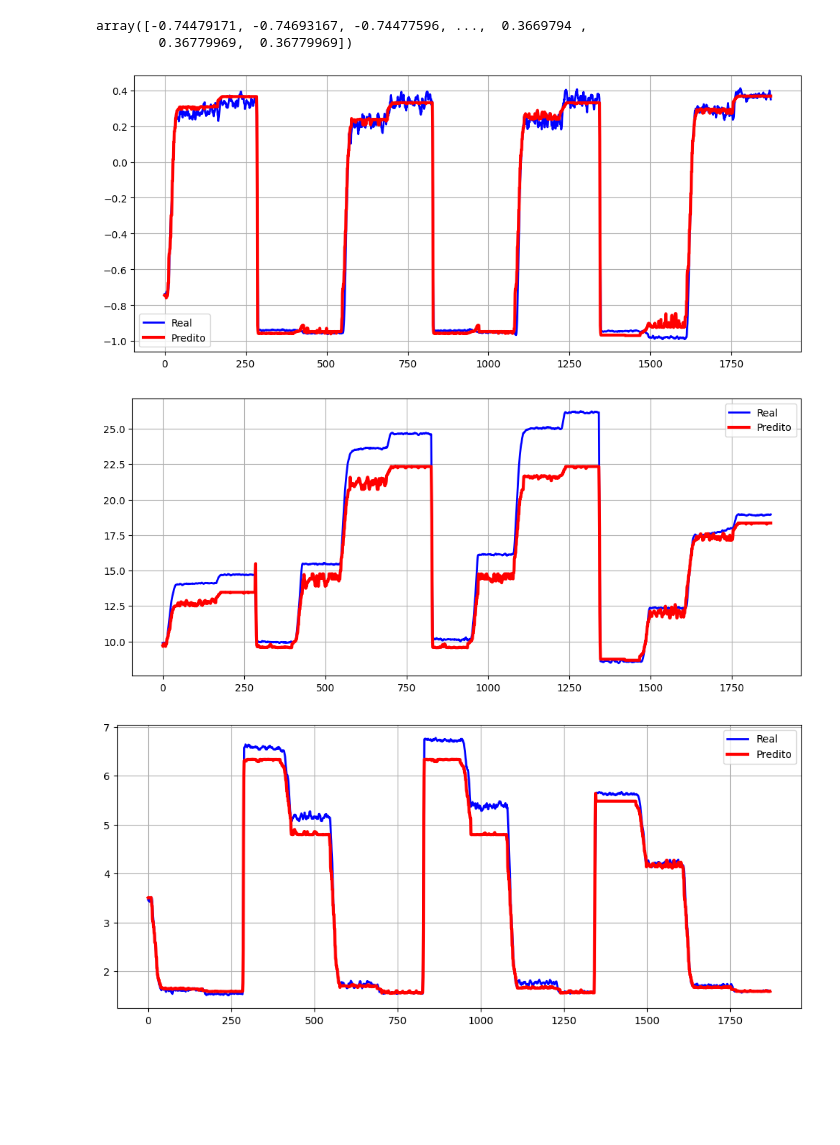
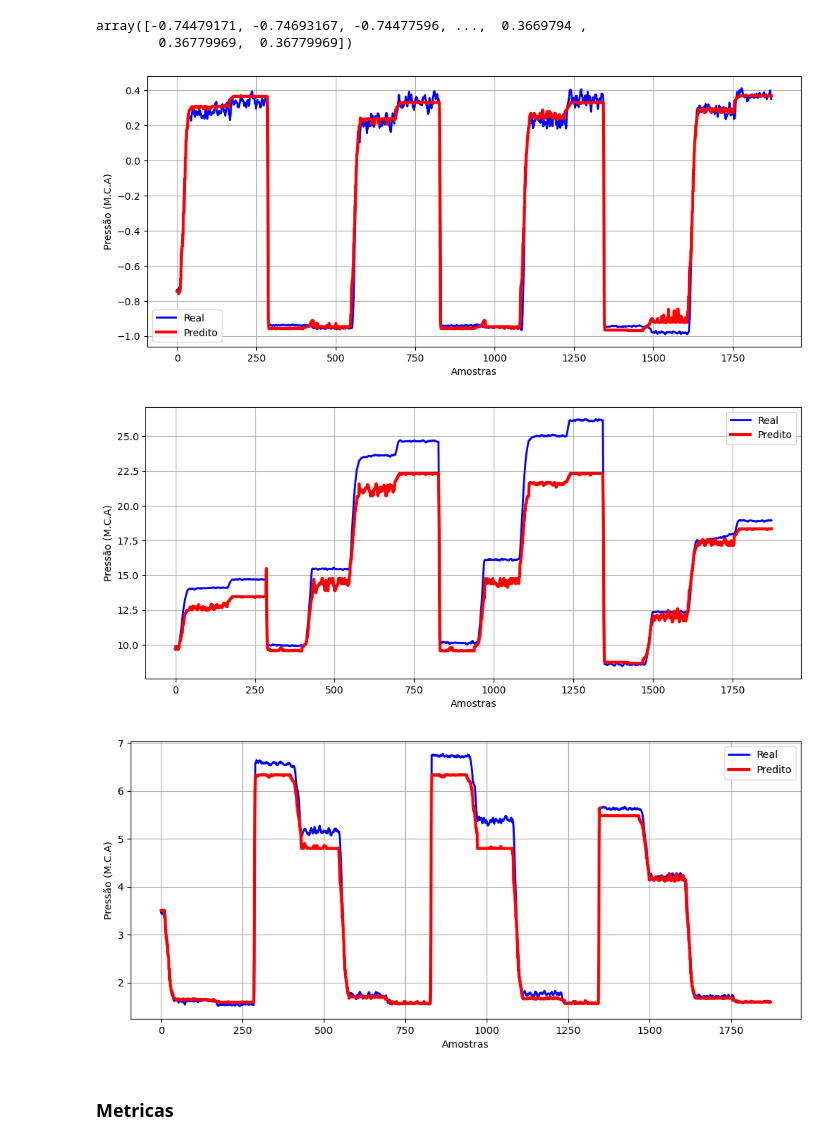
Before and after one commit to Miguel-mmf/smart-automation, a Jupyter notebook: ava02/pt2/tree_based_models.ipynb, the cells around one changed output. Cells and saved outputs as stored; diff of their text form; code cells hidden in the pictures; blank space fills up the shorter version.

```diff
--- a/ava02/pt2/tree_based_models.ipynb
+++ b/ava02/pt2/tree_based_models.ipynb
@@ -200,12 +267,14 @@ array([-0.74479171, -0.74693167, -0.74477596, ...,  0.3669794 ,
 # %%
 plt.figure(figsize=(12, 5))
 plt.plot(y_test['PT-1'].values, label='Real', linewidth=2, color='blue')
 plt.plot(cat_predicted, label='Predito', linewidth=3, color='red')
+plt.xlabel('Amostras')
+plt.ylabel('Pressão (M.C.A)')
 plt.legend()
 plt.grid()
 plt.show()
 # %% [output]
-[figure, old version]
+[figure, new version]
 # %%
 cat_model2 = CatBoostRegressor(
     iterations=1000,
@@ -224,11 +293,13 @@ cat_model2.score(x_train, y_train['PT-2'])
 plt.figure(figsize=(12, 5))
 plt.plot(y_test['PT-2'].values, label='Real', linewidth=2, color='blue')
 plt.plot(cat_model2.predict(x_test), label='Predito', linewidth=3, color='red')
+plt.xlabel('Amostras')
+plt.ylabel('Pressão (M.C.A)')
 plt.legend()
 plt.grid()
 plt.show()
 # %% [output]
-[figure, old version]
+[figure, new version]
 # %%
 cat_model3 = CatBoostRegressor(
     iterations=1000,
@@ -247,8 +318,12 @@ cat_model3.score(x_train, y_train['PT-3'])
 plt.figure(figsize=(12, 5))
 plt.plot(y_test['PT-3'].values, label='Real', linewidth=2, color='blue')
 plt.plot(cat_model3.predict(x_test), label='Predito', linewidth=3, color='red')
+plt.xlabel('Amostras')
+plt.ylabel('Pressão (M.C.A)')
 plt.legend()
 plt.grid()
 plt.show()
 # %% [output]
-[figure, old version]
+[figure, new version]
+# %% [markdown]
+### Metricas
```
Also changed, not shown: parts of 32 cells of this notebook, 9 other files.
